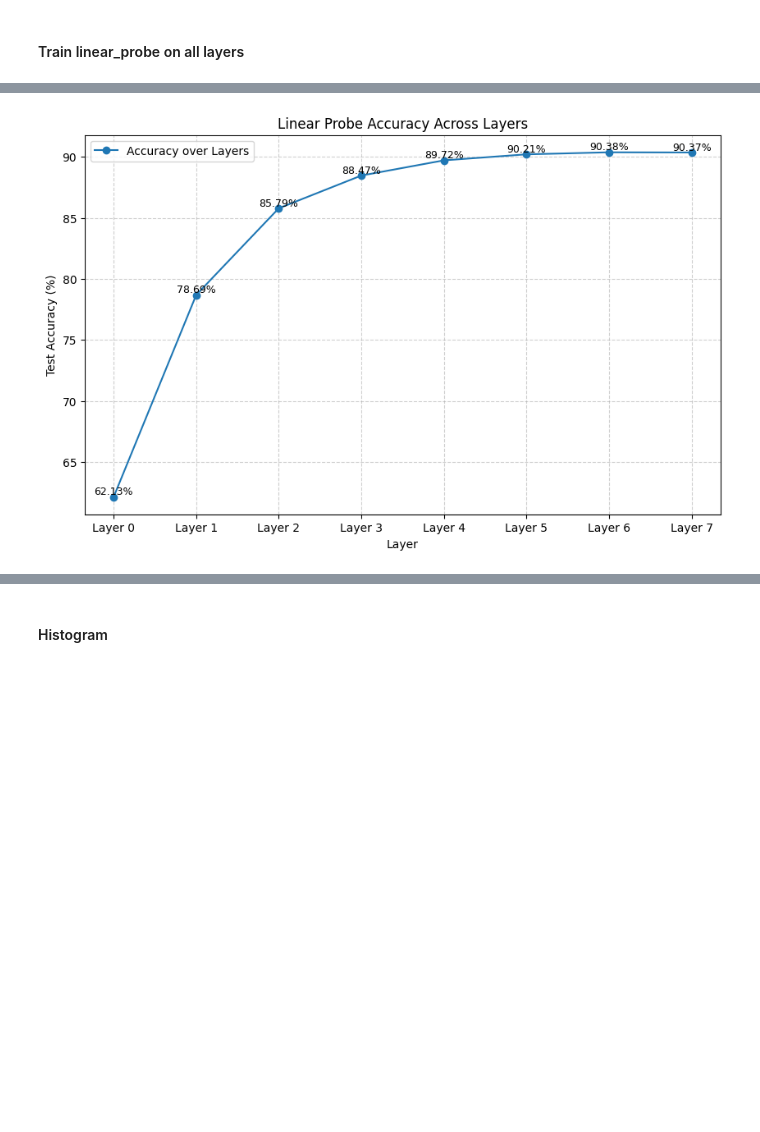
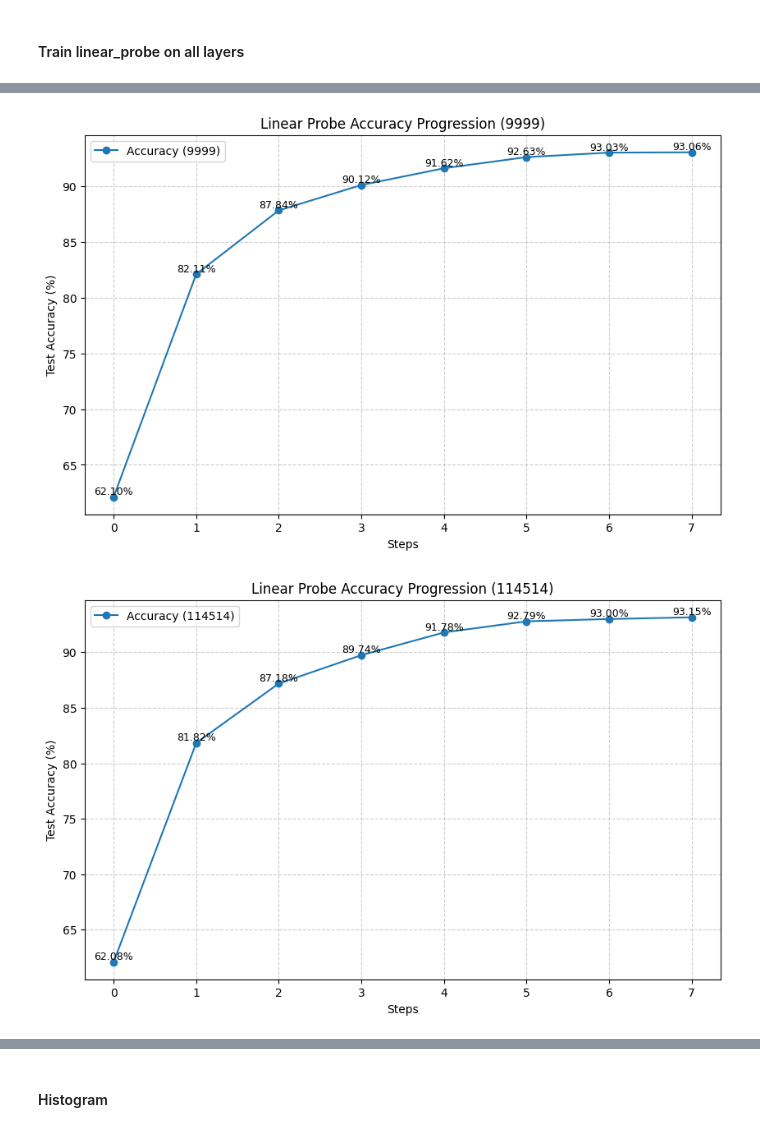
Before and after one commit to ALT-JS/OthelloSAE, a Jupyter notebook: experiment.ipynb, the cells around one changed output, grey strips where cells are left out. Cells and saved outputs as stored; diff of their text form; code cells hidden in the pictures; blank space fills up the shorter version.

Commit message:
Changed model training

```diff
--- a/experiment.ipynb
+++ b/experiment.ipynb
@@ -54,13 +31,9 @@ class Tee:
 #### Train linear_probe on all layers
 # %%
 from model_training import full_probe_run
+ids = ["9999", "114514", "20240805"]
 
-tee = Tee("output.log")
-sys.stdout = tee
-
-layers = list(range(0, 8))
-for layer in layers:
-    full_probe_run(layer)
-
-sys.stdout = sys.__stdout__
-tee.close()
+for id in ids:
+    layers = list(range(0, 8))
+    for layer in layers:
+        full_probe_run(layer, save=True, trained_model_location=f"trained_model_full_{id}.pkl")
@@ -67,25 +66,28 @@ tee.close()
 # %%
-# Plot probe training acc
 import re
+ids = ["9999", "114514", "20240805"]
+pattern_1500 = re.compile(r"Train loss and test accuracy after 1500 steps: .*?, (\d+\.\d+)%")
 
-log_file_path = "probe_train_output.log"
-layer_pattern = re.compile(r"Train loss and test accuracy after Omega steps: .*?, (\d+\.\d+)%")
-with open(log_file_path, 'r') as f:
-    log_content = f.read()
-accuracies = [float(match) for match in layer_pattern.findall(log_content)]
-layers = list(range(len(accuracies)))
+for id in ids:
+    log_file_path = f"{id}_linear_probe_output.log"
+    with open(log_file_path, 'r') as f:
+        log_content = f.read()
+    accuracies = [float(match) for match in pattern_1500.findall(log_content)]
+    layers = list(range(len(accuracies)))
 
-plt.figure(figsize=(10, 6))
-plt.plot(layers, accuracies, marker='o', linestyle='-', label="Accuracy over Layers")
-# Annotate each point with its accuracy value
-for i, acc in enumerate(accuracies):
-    plt.text(layers[i], acc, f"{acc:.2f}%", fontsize=9, ha='center', va='bottom')
-plt.title("Linear Probe Accuracy Across Layers")
-plt.xlabel("Layer")
-plt.ylabel("Test Accuracy (%)")
-plt.grid(True, linestyle='--', alpha=0.6)
-plt.xticks(range(len(layers)), [f"Layer {i}" for i in layers])
-plt.legend()
-plt.show()
+    plt.figure(figsize=(10, 6))
+    plt.plot(layers, accuracies, marker='o', linestyle='-', label=f"Accuracy ({id})")
+    for i, acc in enumerate(accuracies):
+        plt.text(layers[i], acc, f"{acc:.2f}%", fontsize=9, ha='center', va='bottom')
+    plt.title(f"Linear Probe Accuracy Progression ({id})")
+    plt.xlabel("Steps")
+    plt.ylabel("Test Accuracy (%)")
+    plt.grid(True, linestyle='--', alpha=0.6)
+    plt.legend()
+    output_path = f"data/Picture/Linear_Probe_Accuracy_Progression_{id}.png"
+    plt.savefig(output_path, dpi=300)
+    print(f"Saved plot to {output_path}")
+    plt.show()
 # %% [output]
-[figure, old version]
+[figure, new version]
+[figure, added]
```
Also changed, not shown: parts of 9 cells of this notebook, 3 other files.
